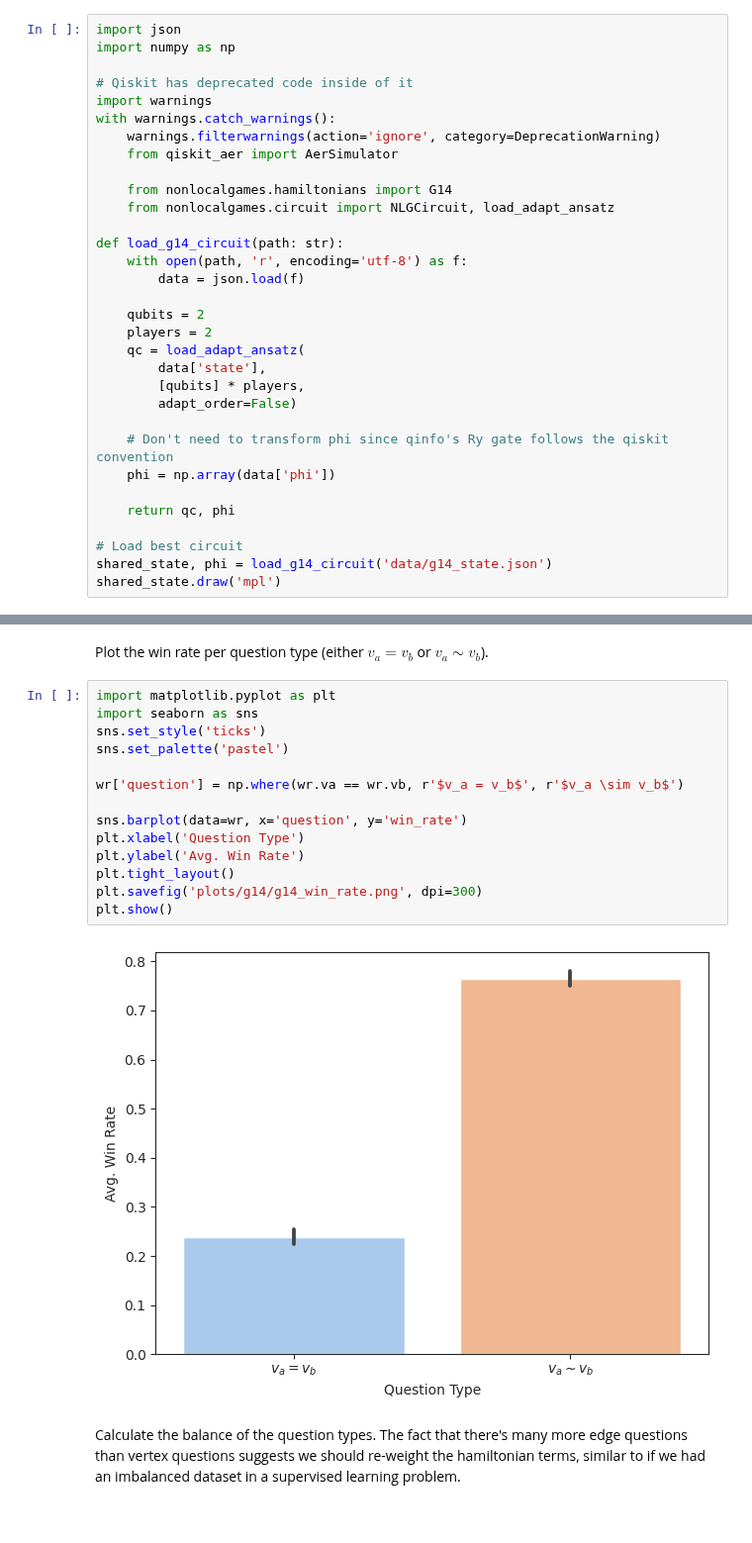
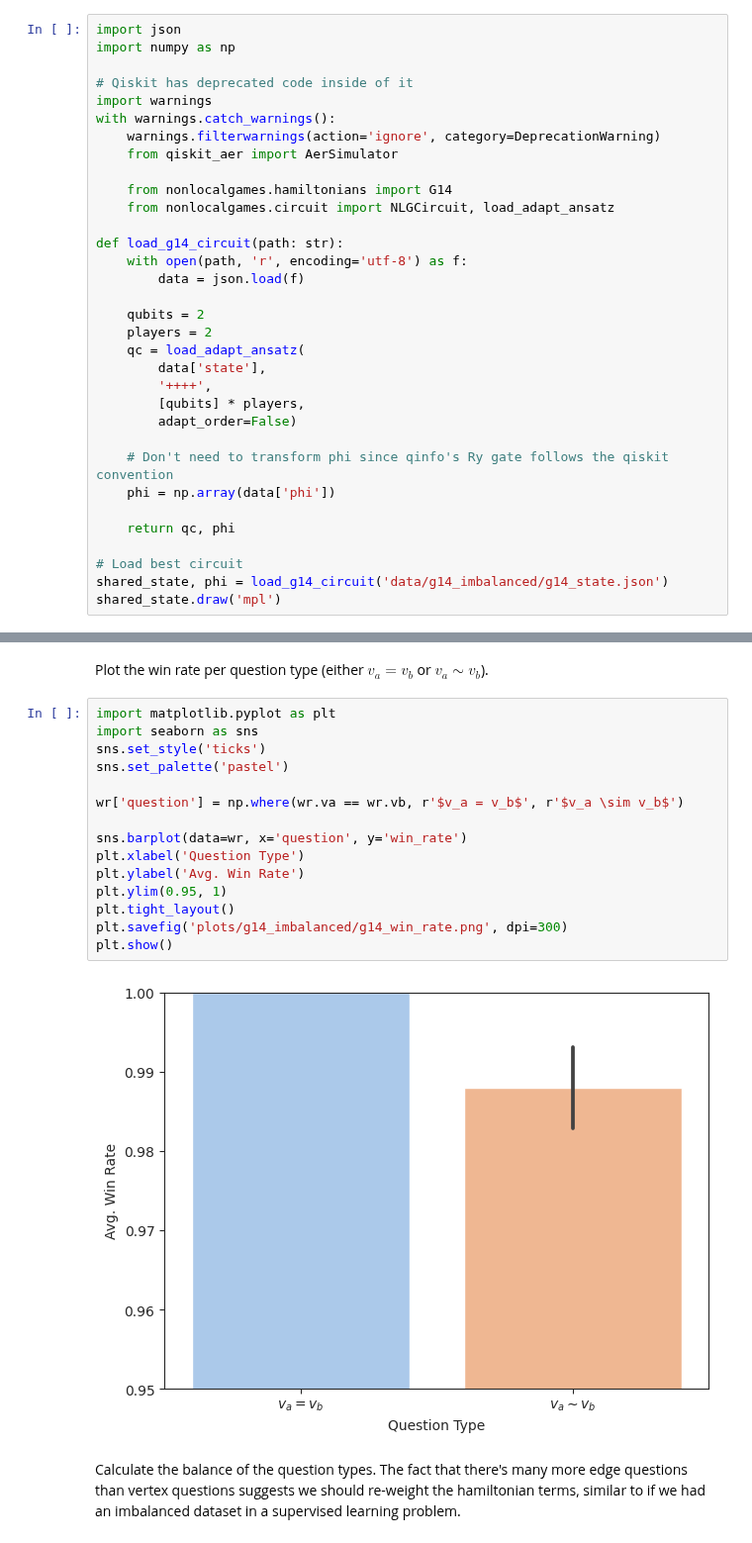
Before and after one commit to jfurches/nonlocalgames, a Jupyter notebook: g14.ipynb, the cells around one changed output, grey strips where cells are left out. Shown at 99% size. Drawn from its saved outputs; the diff is of its cells as text.

```diff
--- a/g14.ipynb
+++ b/g14.ipynb
@@ -105,6 +105,7 @@ def load_g14_circuit(path: str):
     players = 2
     qc = load_adapt_ansatz(
         data['state'],
+        '++++',
         [qubits] * players,
         adapt_order=False)
 
@@ -114,6 +115,6 @@ def load_g14_circuit(path: str):
     return qc, phi
 
 # Load best circuit
-shared_state, phi = load_g14_circuit('data/g14_state.json')
+shared_state, phi = load_g14_circuit('data/g14_imbalanced/g14_state.json')
 shared_state.draw('mpl')
 # %% [output]
@@ -217,19 +203,20 @@ Plot the win rate per question type (either $v_a = v_b$ or $v_a \sim v_b$).
 # %%
 import matplotlib.pyplot as plt
 import seaborn as sns
 sns.set_style('ticks')
 sns.set_palette('pastel')
 
 wr['question'] = np.where(wr.va == wr.vb, r'$v_a = v_b$', r'$v_a \sim v_b$')
 
 sns.barplot(data=wr, x='question', y='win_rate')
 plt.xlabel('Question Type')
 plt.ylabel('Avg. Win Rate')
+plt.ylim(0.95, 1)
 plt.tight_layout()
-plt.savefig('plots/g14/g14_win_rate.png', dpi=300)
+plt.savefig('plots/g14_imbalanced/g14_win_rate.png', dpi=300)
 plt.show()
 # %% [output]
-[figure, old version]
+[figure, new version]
 # %% [markdown]
 Calculate the balance of the question types. The fact that there's many more edge questions than vertex questions suggests we should re-weight the hamiltonian terms, similar to if we had an imbalanced dataset in a supervised learning problem.
 # %%
```
Also changed, not shown: parts of 12 cells of this notebook, 9 other files.
